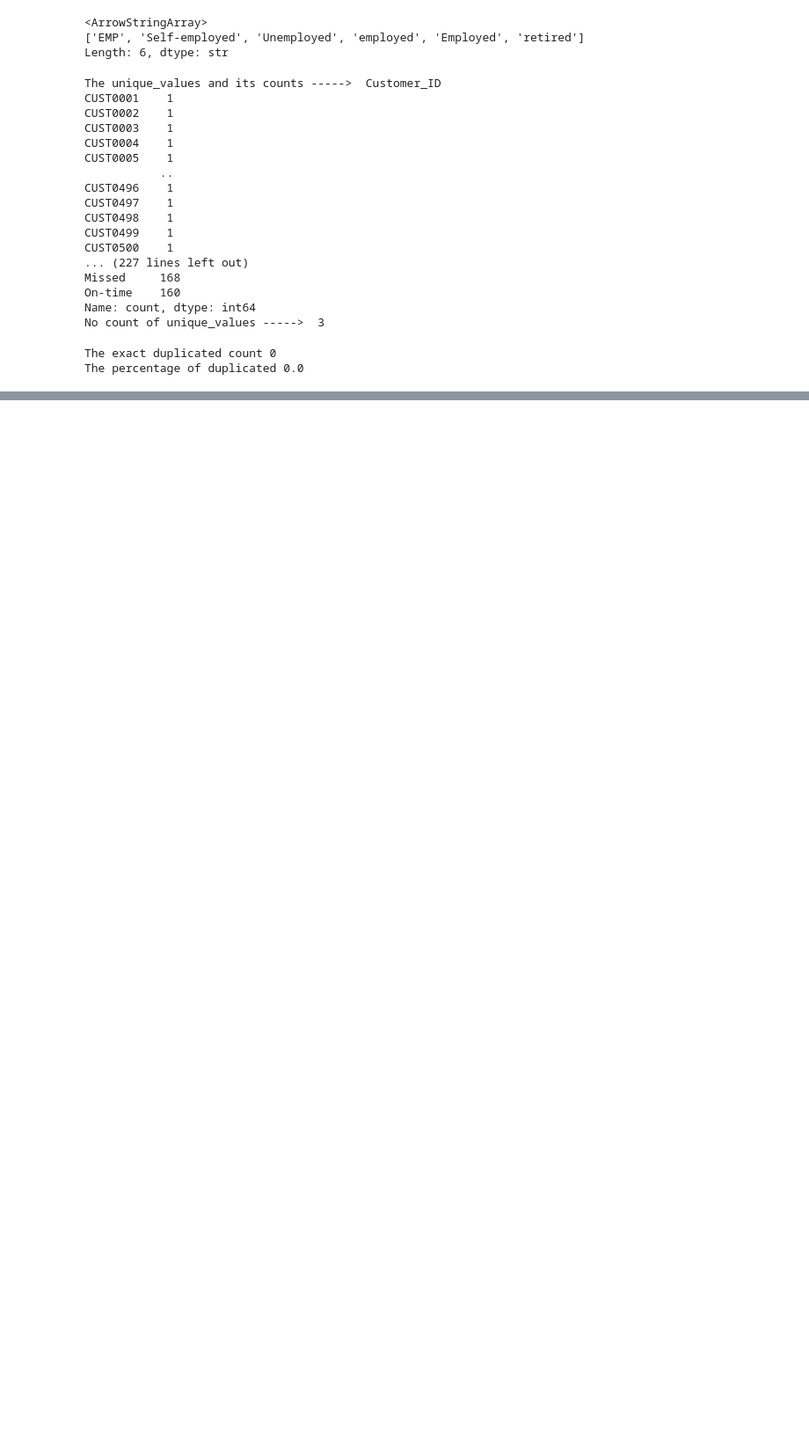
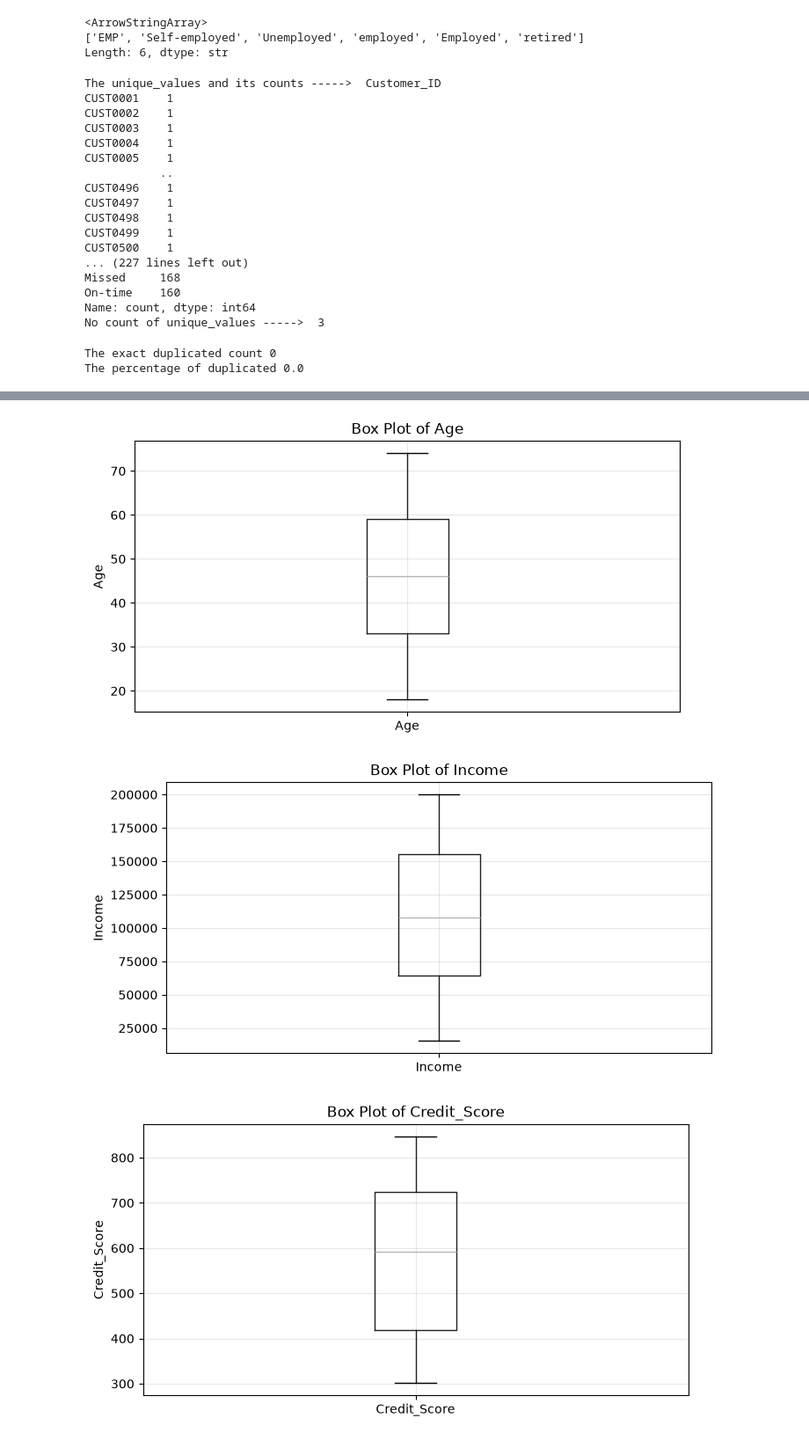
Before and after one commit to livu000/PROJECT_1_DA_TATA, a Jupyter notebook: Python_Files_Folder/Project_1.ipynb, the cells around one changed output, grey strips where cells are left out. Shown at 88% size. Cells and saved outputs as stored; diff of their text form; code cells hidden in the pictures; blank space fills up the shorter version.

```diff
--- a/Python_Files_Folder/Project_1.ipynb
+++ b/Python_Files_Folder/Project_1.ipynb
@@ -578,0 +581,3 @@ The percentage of duplicated 0.0
+# %%
+#make copy of existing df for the calculation
+df_1 = df.copy()
@@ -578,0 +726,18 @@ The percentage of duplicated 0.0
+# %%
+# Standardize Employment_Status using apply and lambda
+Employment_Status_Standardize = {
+    "Emp": "Employed",
+    "Employed": "Employed",
+    "Self-Employed": "Self-Employed",
+    "Unemployed": "Unemployed",
+    "Retired": "Retired"
+}
+
+df_1["Employment_Status"] = df_1["Employment_Status"].apply(
+    lambda x: Employment_Status_Standardize.get(x.strip().title(), x.strip().title())
+    if isinstance(x, str) else x
+)
+
+# Verify the results
+print(df_1["Employment_Status"].unique())
+print(df_1["Employment_Status"].value_counts(dropna=False))
@@ -578,0 +1438,20 @@ The percentage of duplicated 0.0
+# %%
+# Function to create box plots for numeric columns
+def box_plot(numeric_columns):
+    for column in numeric_columns:
+        plt.figure(figsize=(8, 4))
+        df_1.boxplot(
+            column=column,
+            showfliers=False
+        )
+        plt.title(f"Box Plot of {column}")
+        plt.ylabel(column)
+        plt.grid(True, alpha=0.3)
+        plt.show()
+
+# Call the function
+box_plot(numeric_columns)
+# %% [output]
+[figure, added]
+[figure, added]
+[figure, added]
```
Also changed, not shown: parts of 13 cells of this notebook, 2 other files.
